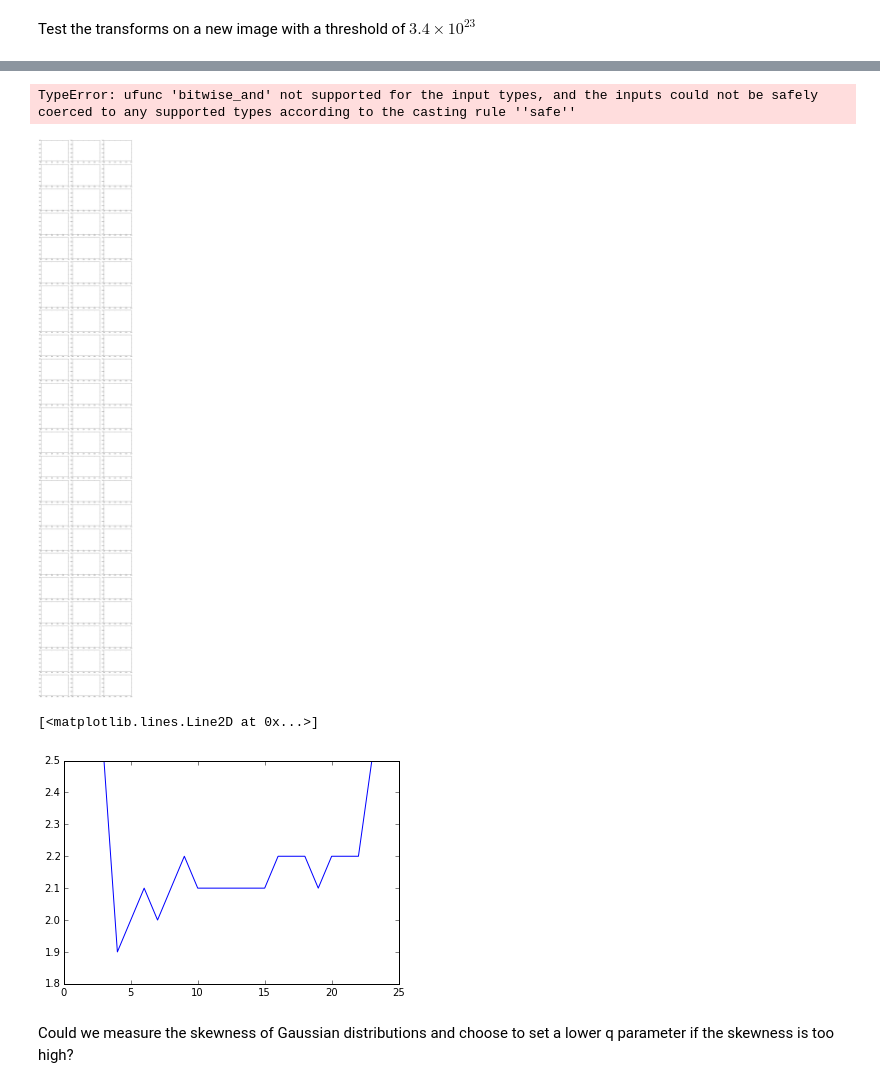
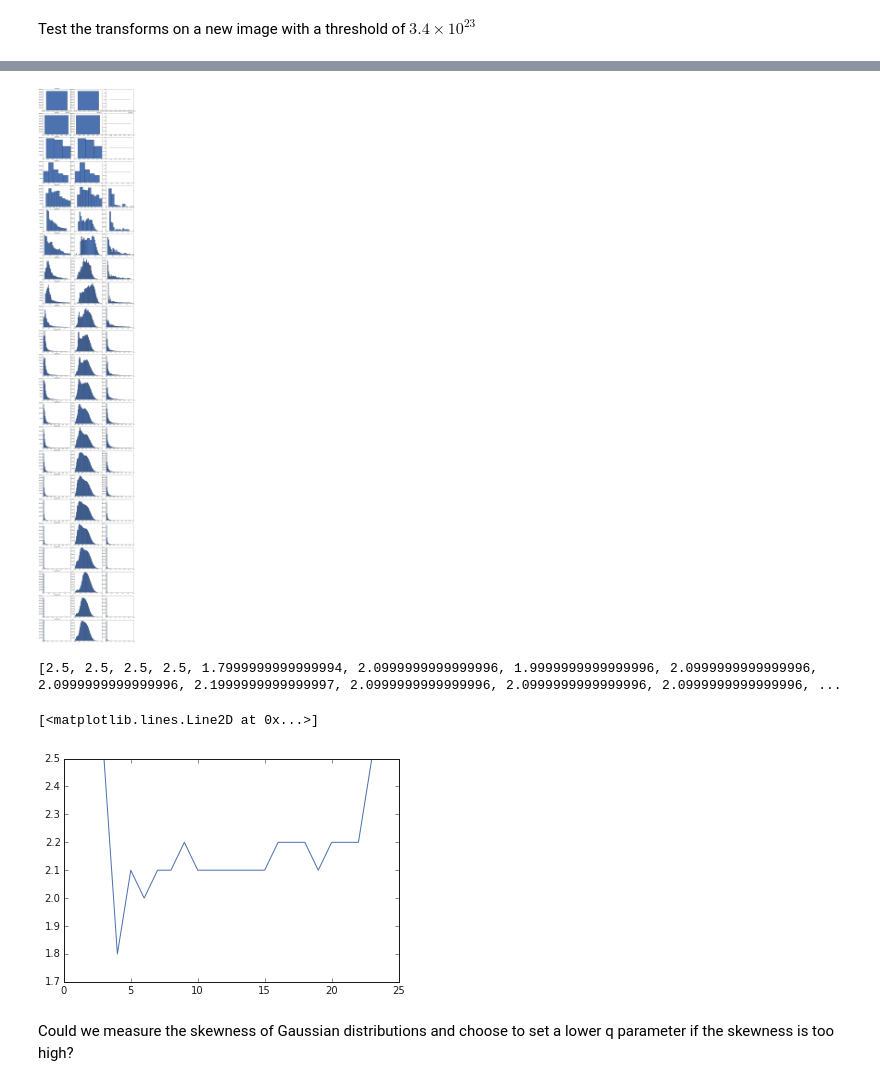
Before and after one commit to hoangducthuong/notebooks, a Jupyter notebook: W43_wavan.ipynb, the cells around one changed output, grey strips where cells are left out. Saved outputs shown, nothing was run; the diff lists cells and outputs as text; code cells hidden in the pictures.

```diff
--- a/W43_wavan.ipynb
+++ b/W43_wavan.ipynb
@@ -153,7 +157,7 @@ f.line(tab_k, spec_k, legend='Fourier')
 q = [2.5]*25
 
 #Wavelet power spectrum
-wt, wav_k, S1a, q = fan_trans(imthres, reso=1, q=q, qdyn=True)
+wt, S11a, wav_k, S1a, q = fan_trans(imthres, reso=1, q=q, qdyn=True)
 
 f.diamond(wav_k, S1a[0,:], legend='Wavelet',color='black',line_width=5)
 f.triangle(wav_k, S1a[1,:], legend='Coherent',color='blue',line_width=5)
@@ -196,40 +203,47 @@ sns.reset_orig()
 # %%
 fig, axs = plt.subplots(M,3,figsize=(12,70))
 
 axs = axs.ravel()
 fig.tight_layout()
 
 for i in range(M):
 
-    wo = (wt[i,:,:].real)/np.mean(wt[i,:,:].real)
-    wg = (wt[2*M+i,:,:].real)/np.mean(wt[2*M+i,:,:].real)
-    wc = (wt[M+i,:,:].real)/np.mean(wt[M+i,:,:].real)
+    if np.mean(S11a[M+i,:,:]) !=0:
+        wc = (S11a[M+i,:,:])/np.mean(S11a[M+i,:,:])
+    else:
+        wc = np.zeros((im.shape[0],im.shape[1]))
+    wo = (S11a[i,:,:])/np.mean(S11a[i,:,:])
+    #wg = (S11a[2*M+i,0:100 & 700:,:])/np.mean(S11a[2*M+i,:,:])
+    #wg = (S11a[2*M+i,100:700,:])/np.mean(S11a[2*M+i,:,:])
+    wg = (S11a[2*M+i,:,:])/np.mean(S11a[2*M+i,:,:])
 
     #Number of independent points
     npix = np.int((imthres.shape[0] * wav_k[i])**2.)
     if npix == 0: nbins=1
     if npix > 0 & npix < 50 : nbins=npix
     if npix > 50 : nbins=50
 
     histo, edges = np.histogram(wo,bins=nbins)
-    histo_c, edges = np.histogram(wc[wc < -1. & wc > 1.],bins=nbins)
-    histo_g, edges = np.histogram(wg[wg < -1. & wg > 1.],bins=nbins)
+    histo_c, edges = np.histogram(wc[wc != 0.],bins=nbins)
+    histo_g, edges = np.histogram(wg[wg != 0.],bins=nbins)
 
     axs[i*3].bar(edges[:-1], histo, width=np.diff(edges), align="edge")
     axs[i*3].set_title('Scale '+np.str(i))
 
     axs[i*3+1].bar(edges[:-1], histo_g, width=np.diff(edges), align="edge")
 
     axs[i*3+2].bar(edges[:-1], histo_c, width=np.diff(edges), align="edge")
 # %% [output]
-TypeError: ufunc 'bitwise_and' not supported for the input types, and the inputs could not be safely coerced to any supported types according to the casting rule ''safe''
-[figure, old version]
+[figure, new version]
 # %%
+print q
+
 x = range(25)
 plot(x,np.array(q).reshape(25))
 # %% [output]
-[<matplotlib.lines.Line2D at 0x...>]
+[2.5, 2.5, 2.5, 2.5, 1.7999999999999994, 2.0999999999999996, 1.9999999999999996, 2.0999999999999996, 2.0999999999999996, 2.1999999999999997, 2.0999999999999996, 2.0999999999999996, 2.0999999999999996, ...
+[<matplotlib.lines.Line2D at 0x...>]
-[figure, old version]
+[figure, new version]
 # %% [markdown]
 Could we measure the skewness of Gaussian distributions and choose to set a lower q parameter if the skewness is too high?
 # %%
```
Also changed, not shown: parts of 7 cells of this notebook, 2 other files.
